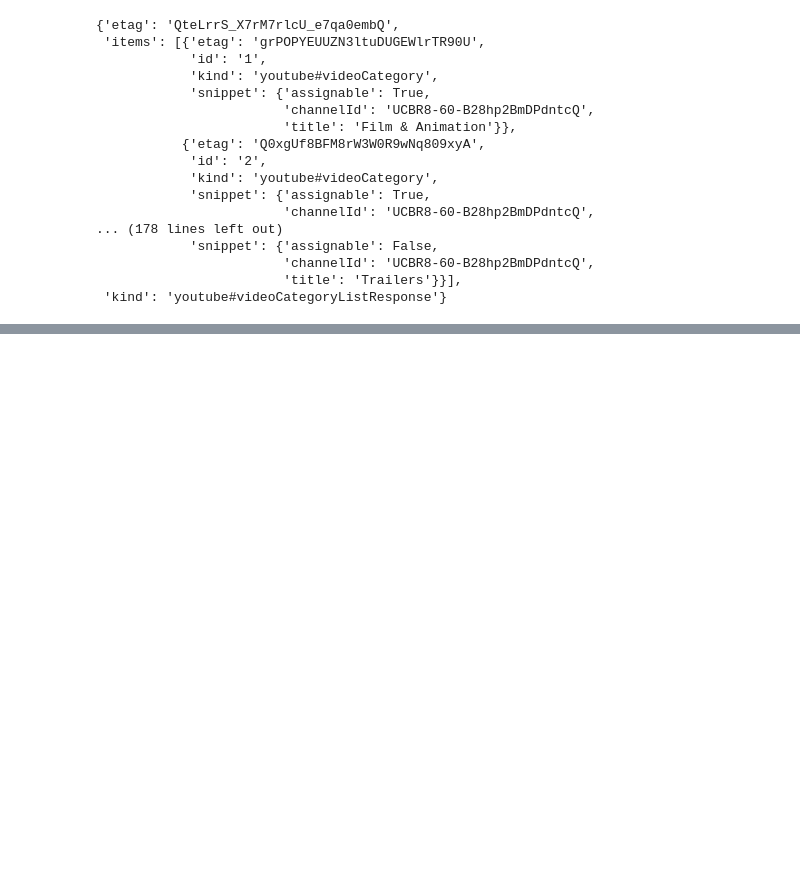
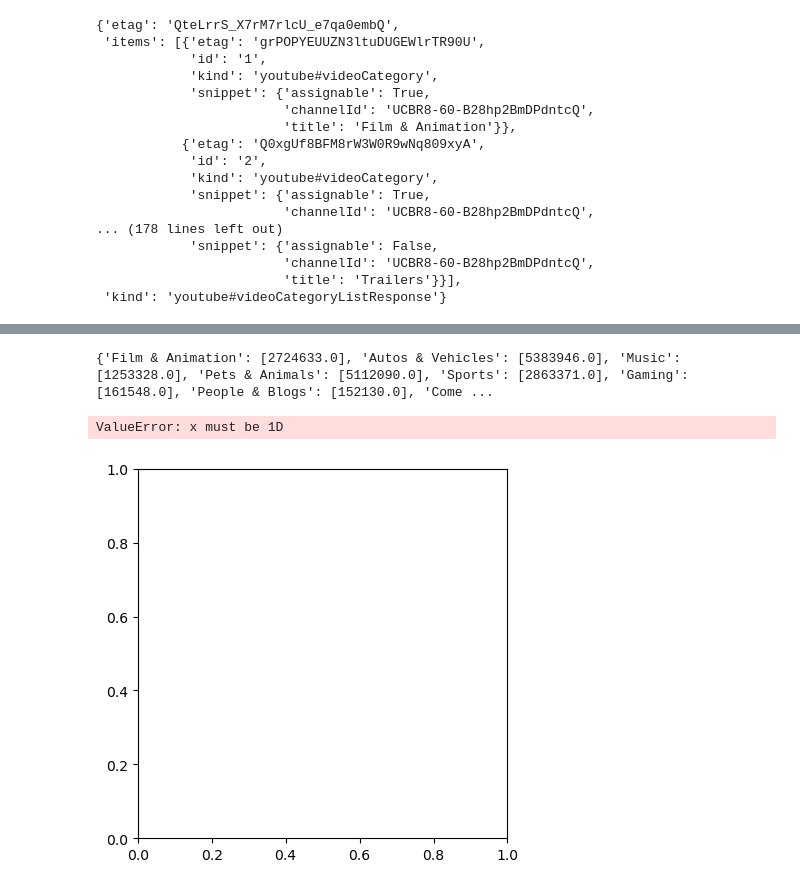
Before and after one commit to dmartinj12/youtubeGenreAnalysis, a Jupyter notebook: API_Search.ipynb, the cells around one changed output, grey strips where cells are left out. Cells and saved outputs as stored; diff of their text form; code cells hidden in the pictures; blank space fills up the shorter version.

```diff
--- a/API_Search.ipynb
+++ b/API_Search.ipynb
@@ -62,8 +44,0 @@ print(categories)
-# %%
-request = youtube.videos().list(
-        part="snippet",
-        chart="mostPopular",
-        videoCategoryId="10"
-    )
-response = request.execute()
-pprint(response)
@@ -87,0 +107,4 @@ pprint(response)
+# %%
+index_df = pd.DataFrame({"Genre":category_index},index = category_number)
+index_df["Index"] = category_number
+index_numbers_df = index_df["Index"]
@@ -87,0 +126,6 @@ pprint(response)
+# %%
+likes = {}
+views = {}
+for row in index_df["Genre"]:
+    likes[row] = []
+    views[row] = []
@@ -87,0 +208,32 @@ pprint(response)
+# %%
+views_per_genre_df = views_per_genre_df.drop('Genre', axis=1)
+likes_per_genre_df = likes_per_genre_df.drop('Genre', axis=1)
+
+likes_sum = {}
+views_sum = {}
+y = 0
+for row in index_df["Genre"]:
+    likes_sum[row] = []
+    views_sum[row] = []
+
+for row in index_df["Genre"]:
+    views_sum[(index_df["Genre"].iloc[y])].append(views_per_genre_df.iloc[y].sum(axis=0))
+    likes_sum[(index_df["Genre"].iloc[y])].append(likes_per_genre_df.iloc[y].sum(axis=0))
+    y = y + 1
+# %%
+
+print(likes_sum)
+# %% [output]
+{'Film & Animation': [2724633.0], 'Autos & Vehicles': [5383946.0], 'Music': [1253328.0], 'Pets & Animals': [5112090.0], 'Sports': [2863371.0], 'Gaming': [161548.0], 'People & Blogs': [152130.0], 'Come ...
+# %%
+labels = [list(likes_sum.keys())]
+sizes = [list(likes_sum.values())]
+
+# Plot
+plt.pie(sizes, labels=labels)
+
+plt.axis('equal')
+plt.show()
+# %% [output]
+ValueError: x must be 1D
+[figure, added]
```
Also changed, not shown: parts of 12 cells of this notebook.
